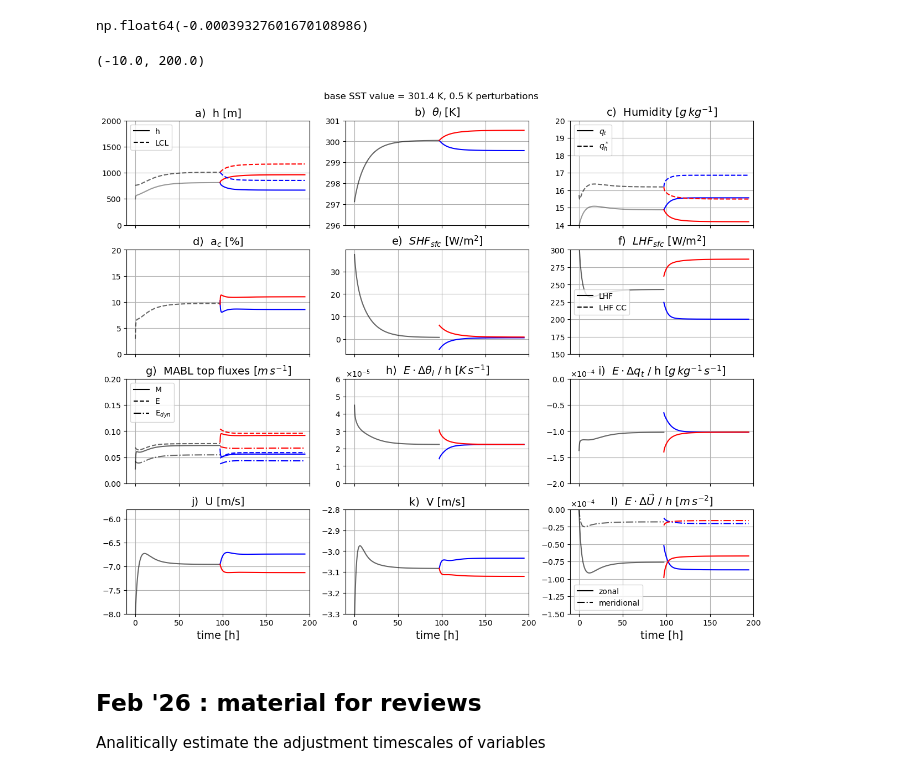
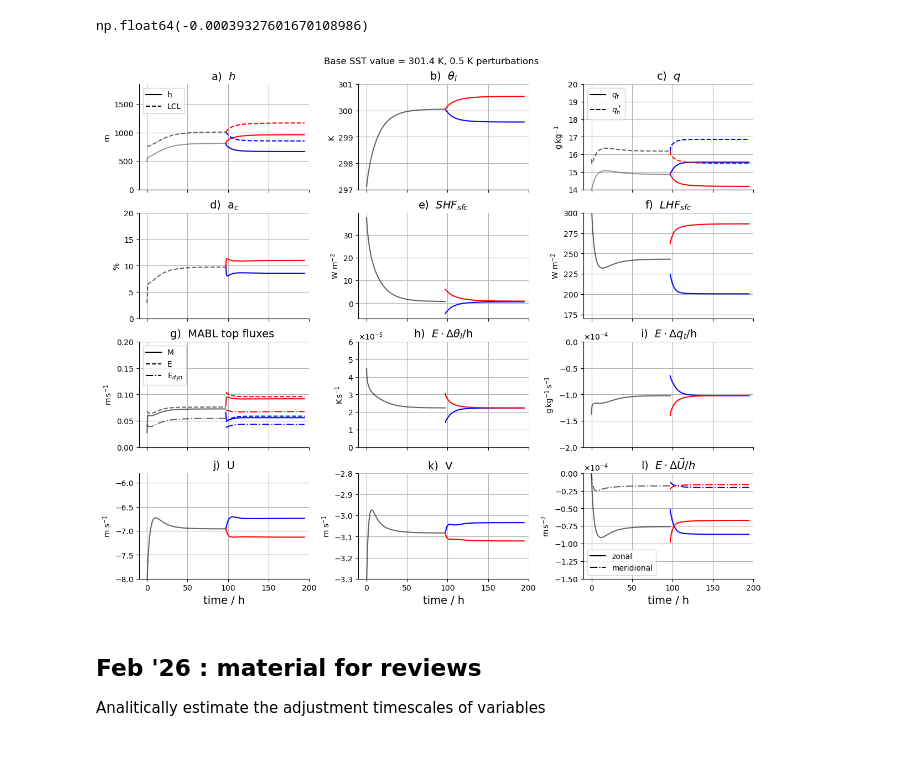
Before and after one commit to meteorologopazzo/QJRMS_0316, a Jupyter notebook: bulk_validation/BULK_MODEL_PLOTS-to_publish.ipynb, the cells around one changed output. Drawn from its saved outputs; the diff is of its cells as text; code cells hidden in the pictures.

```diff
--- a/bulk_validation/BULK_MODEL_PLOTS-to_publish.ipynb
+++ b/bulk_validation/BULK_MODEL_PLOTS-to_publish.ipynb
@@ -785,7 +785,7 @@ q_cold[-1] - q_sat_lcl[-1]
 np.float64(-0.00039327601670108986)
 # %%
 fig, ax = plt.subplots(4,3,figsize=(12,10),sharex=True,constrained_layout=True)
-fig.suptitle(f'base SST value = {SST_0} K, 0.5 K perturbations')
+fig.suptitle(f'Base SST value = {SST_0} K, 0.5 K perturbations')
 import matplotlib.lines as mlines
 from matplotlib.ticker import ScalarFormatter
 import matplotlib.ticker as ticker
@@ -806,19 +806,22 @@ ax[0,0].plot(sol_NS_eqPert_warm.t/3600,h_warm,'r')
 ax[0,0].plot(sol_NS_eq.t/3600,          diagnostics_eq['LCL'],  '--k', alpha=0.6)
 ax[0,0].plot(sol_NS_eqPert_cold.t/3600, diagnostics_cold['LCL'],'--b')
 ax[0,0].plot(sol_NS_eqPert_warm.t/3600, diagnostics_warm['LCL'],'--r')
-ax[0,0].set_title('a)  h [m]',fontsize=14)
-ax[0,0].set_ylim(0,2e3)
+ax[0,0].set_title(r'a)  $h$ ',fontsize=14)
+ax[0,0].set_ylim(0,1.85e3)
 ax[0,0].grid()
 ax[0,0].legend(handles=[solid_line, dashed_line], loc='upper left')
+ax[0,0].set_ylabel(r"m")
 
 
 ##### temperature  ######
 ax[0,1].plot(sol_NS_eq.t/3600,th_eq,'k', label='EQ', alpha=0.6)
 ax[0,1].plot(sol_NS_eqPert_cold.t/3600,th_cold,'blue', label='COLD')
 ax[0,1].plot(sol_NS_eqPert_warm.t/3600,th_warm,'r', label='WARM')
-ax[0,1].set_title(r'b)  $\theta_l$ [K]',fontsize=14)
-ax[0,1].set_ylim(296,301)
+ax[0,1].set_title(r'b)  $\theta_l$',fontsize=14)
+ax[0,1].set_ylim(297,301)
 ax[0,1].grid()
+ax[0,1].set_ylabel("K")
+
 
 ############## moisture  ##########
 solid_line = mlines.Line2D([], [], color='k', label=r'$q_{t}$', linestyle='-')
@@ -831,11 +834,11 @@ ax[0,2].plot(sol_NS_eqPert_warm.t/3600,q_warm*1e3,'r')
 ax[0,2].plot(sol_NS_eq.t/3600,          diagnostics_eq['qsat']*1e3,'--k', alpha=0.6)
 ax[0,2].plot(sol_NS_eqPert_cold.t/3600, diagnostics_cold['qsat']*1e3,'--b')
 ax[0,2].plot(sol_NS_eqPert_warm.t/3600, diagnostics_warm['qsat']*1e3,'--r')
-ax[0,2].set_title(r'c)  Humidity [$g\,kg^{-1}$]',fontsize=14)
+ax[0,2].set_title(r'c)  $q$',fontsize=14)
 ax[0,2].set_ylim(14,20)
 ax[0,2].grid()
 ax[0,2].legend(handles=[solid_line, dashed_line], loc='upper left')
-
+ax[0,2].set_ylabel(r"$\rm g\,kg^{-1}$")
 
 
 
@@ -846,20 +849,24 @@ ax[0,2].legend(handles=[solid_line, dashed_line], loc='upper left')
 ax[1,0].plot(sol_NS_eq.t/3600,          diagnostics_eq['area_c']*100,'--k', label='ac_eq',  alpha=0.6)
 ax[1,0].plot(sol_NS_eqPert_cold.t/3600, diagnostics_cold['area_c']*100,'b', label='ac_cold')
 ax[1,0].plot(sol_NS_eqPert_warm.t/3600, diagnostics_warm['area_c']*100,'r', label='ac_warm')
-ax[1,0].set_title('d)  a$_c$ [%]',fontsize=14)
+ax[1,0].set_title('d)  a$_c$',fontsize=14)
 ax[1,0].set_ylim(0,20)
 ax[1,0].grid()
+ax[1,0].set_ylabel("%")
+
 
 ######  SHF  #####
 ax[1,1].plot(sol_NS_eq.t/3600,          diagnostics_eq['SHF'],'k', label='SHF_eq',  alpha=0.6)
 ax[1,1].plot(sol_NS_eqPert_cold.t/3600, diagnostics_cold['SHF'],'b', label='SHF_cold')
 ax[1,1].plot(sol_NS_eqPert_warm.t/3600, diagnostics_warm['SHF'],'r', label='SHF_warm')
-ax[1,1].set_title(r'e)  $SHF_{sfc}$ [W/m$^2$]',fontsize=14)
+ax[1,1].set_title(r'e)  $SHF_{sfc}$',fontsize=14)
 ax[1,1].grid()
+ax[1,1].set_ylabel(r"$\rm W~m^{-2}$")
+
 
 ######  LHF  #####
 solid_line = mlines.Line2D([], [], color='k', label='LHF', linestyle='-')
-dashed_line = mlines.Line2D([], [], color='k', label='LHF CC', linestyle='--')
+# dashed_line = mlines.Line2D([], [], color='k', label='LHF CC', linestyle='--')
 ax[1,2].plot(sol_NS_eq.t/3600,          diagnostics_eq['LHF'],'k', label='LHF_eq',  alpha=0.6)
 ax[1,2].plot(sol_NS_eqPert_cold.t/3600, diagnostics_cold['LHF'],'b', label='LHF_cold')
 ax[1,2].plot(sol_NS_eqPert_warm.t/3600, diagnostics_warm['LHF'],'r', label='LHF_warm')
@@ -867,11 +874,11 @@ ax[1,2].plot(sol_NS_eqPert_warm.t/3600, diagnostics_warm['LHF'],'r', label='LHF_
 '''ax[1,2].plot(sol_NS_eq.t/3600,          diagnostics_eq['LHF_CC'],'--k', label='LHF CC eq',  alpha=0.6)
 ax[1,2].plot(sol_NS_eqPert_cold.t/3600, diagnostics_cold['LHF_CC'],'--b', label='LHF CC cold')
 ax[1,2].plot(sol_NS_eqPert_warm.t/3600, diagnostics_warm['LHF_CC'],'--r', label='LHF CC warm')'''
-ax[1,2].set_title(r'f)  $LHF_{sfc}$ [W/m$^2$]',fontsize=14)
+ax[1,2].set_title(r'f)  $LHF_{sfc}$',fontsize=14)
 ax[1,2].grid()
-ax[1,2].set_ylim(150,300)
-ax[1,2].legend(handles=[solid_line, dashed_line], loc='center left')
-
+ax[1,2].set_ylim(170,300)
+# ax[1,2].legend(handles=[solid_line], loc='center left')
+ax[1,2].set_ylabel(r"$\rm W~m^{-2}$")
 
 
 
@@ -901,7 +908,8 @@ ax[2,0].plot(sol_NS_eqPert_warm.t/3600, diagnostics_warm['we_dyn'],'-.r', label=
 ax[2,0].set_ylim(0,0.2)
 ax[2,0].grid()
 ax[2,0].legend(handles=[solid_line, dashed_line, dash_dot], loc='upper left')
-ax[2,0].set_title(r'g)  MABL top fluxes [$m\,s^{-1}$]',fontsize=14)
+ax[2,0].set_title(r'g)  MABL top fluxes ',fontsize=14)
+ax[2,0].set_ylabel(r"$\rm m\,s^{-1}$")
 
 
 ### theta entrainment
@@ -911,14 +919,14 @@ ax[2,1].plot(sol_NS_eq.t/3600,          diagnostics_eq['E']*diagnostics_eq['C_de
 ax[2,1].plot(sol_NS_eqPert_cold.t/3600, diagnostics_cold['E']*diagnostics_cold['C_delta_th']/h_cold,'b', label='E_cold')
 ax[2,1].plot(sol_NS_eqPert_warm.t/3600, diagnostics_warm['E']*diagnostics_warm['C_delta_th']/h_warm,'r', label='E_warm')
 ax[2,1].grid()
-ax[2,1].set_title(r'h)  $E\cdot\Delta \theta_l$ / h [$K\,s^{-1}$]',fontsize=14)
+ax[2,1].set_title(r'h)  $E\cdot\Delta \theta_l$/h ',fontsize=14)
 ax[2,1].set_ylim([0, 6e-5])
 formatter_2 = ticker.ScalarFormatter(useMathText=True)
 formatter_2.set_scientific(True)
 formatter_2.set_powerlimits((0, 0))  # Use scientific notation outside the range [10^-2, 10^2]
 
 ax[2,1].yaxis.set_major_formatter(formatter_2)
-
+ax[2,1].set_ylabel(r"$\rm K\,s^{-1}$")
 
 
 
@@ -928,11 +936,11 @@ ax[2,2].plot(sol_NS_eq.t/3600,          1000*diagnostics_eq['E']*diagnostics_eq[
 ax[2,2].plot(sol_NS_eqPert_cold.t/3600, 1000*diagnostics_cold['E']*diagnostics_cold['C_delta_q']/h_cold,'b', label='E_cold')
 ax[2,2].plot(sol_NS_eqPert_warm.t/3600, 1000*diagnostics_warm['E']*diagnostics_warm['C_delta_q']/h_warm,'r', label='E_warm')
 ax[2,2].grid()
-ax[2,2].set_title(r'i)  $E\cdot\Delta q_t$ / h [$g\,kg^{-1}\,s^{-1}$]',fontsize=14)
+ax[2,2].set_title(r'i)  $E\cdot\Delta q_t$/h',fontsize=14)
 ax[2,2].set_ylim([-0.0002, 0])
 ax[2,2].yaxis.set_major_formatter(formatter)
 ax[2,2].ticklabel_format(axis='y', style='sci')
-
+ax[2,2].set_ylabel(r"$\rm g\,kg^{-1}\,s^{-1}$")
 
 
 
@@ -945,52 +953,54 @@ ax[2,2].ticklabel_format(axis='y', style='sci')
 ax[3,0].plot(sol_NS_eq.t/3600, U_eq, 'k',  alpha=0.6)
 ax[3,0].plot(sol_NS_eqPert_cold.t/3600, U_cold,'blue')
 ax[3,0].plot(sol_NS_eqPert_warm.t/3600, U_warm,'r')
-ax[3,0].set_title('j)  U [m/s]',fontsize=14)
+ax[3,0].set_title(r'j)  U',fontsize=14)
 ax[3,0].set_ylim(-8,-5.8)
 ax[3,0].grid()
+ax[3,0].set_ylabel(r"$\rm m~s^{-1}$")
 
 # ax[3,1].hlines(V_free,np.min(sol_NS_eq.t/3600),np.max(sol_NS_eq.t/3600),'k',linestyle='dashed')
 ax[3,1].plot(sol_NS_eq.t/3600, V_eq, 'k',  alpha=0.6)
 ax[3,1].plot(sol_NS_eqPert_cold.t/3600, V_cold,'blue')
 ax[3,1].plot(sol_NS_eqPert_warm.t/3600, V_warm,'r')
-ax[3,1].set_title('k)  V [m/s]',fontsize=14)
+ax[3,1].set_title(r'k)  V  ',fontsize=14)
 ax[3,1].set_ylim(-3.3,-2.8)
 ax[3,1].grid()
+ax[3,1].set_ylabel(r"$\rm m~s^{-1}$")
 
 
 ### wind entrainment
 solid_line  = mlines.Line2D([], [], color='k', label=r'zonal', linestyle='-')
 dashed_line = mlines.Line2D([], [], color='k', label=r'meridional', linestyle='-.')
 ax[3,2].plot(sol_NS_eq.t/3600,          diagnostics_eq['we_dyn']*(U_free-U_eq)/h_eq,'k', label='we_eq',  alpha=0.6)
 ax[3,2].plot(sol_NS_eqPert_cold.t/3600, diagnostics_cold['we_dyn']*(U_free-U_cold)/h_cold,'b', label='we_cold')
 ax[3,2].plot(sol_NS_eqPert_warm.t/3600, diagnostics_warm['we_dyn']*(U_free-U_warm)/h_warm,'r', label='we_warm')
 
 ax[3,2].plot(sol_NS_eq.t/3600,          diagnostics_eq['we_dyn']*(V_free-V_eq)/h_eq,'-.k', label='we_eq',  alpha=0.6)
 ax[3,2].plot(sol_NS_eqPert_cold.t/3600, diagnostics_cold['we_dyn']*(V_free-V_cold)/h_cold,'-.b', label='we_cold')
 ax[3,2].plot(sol_NS_eqPert_warm.t/3600, diagnostics_warm['we_dyn']*(V_free-V_warm)/h_warm,'-.r', label='we_warm')
 ax[3,2].legend(handles=[solid_line, dashed_line], loc='lower left')
-ax[3,2].set_title(r'l)  $E\cdot \Delta \vec{U} ~/~ h $ [$m\,s^{-2}$]',fontsize=14)
+ax[3,2].set_title(r'l)  $E\cdot \Delta \vec{U} / h $ ',fontsize=14)
 ax[3,2].set_ylim([-0.00015, 0])
 ax[3,2].grid()
+ax[3,2].set_ylabel(r"$\rm m\,s^{-2}$")
 
 ax[3,2].yaxis.set_major_formatter(formatter)
 ax[3,2].ticklabel_format(axis='y', style='sci')
 
 
-ax[3,0].set_xlabel('time [h]',fontsize=14)
-ax[3,1].set_xlabel('time [h]',fontsize=14)
-ax[3,2].set_xlabel('time [h]',fontsize=14)
+ax[3,0].set_xlabel('time / h',fontsize=14)
+ax[3,1].set_xlabel('time / h',fontsize=14)
+ax[3,2].set_xlabel('time / h',fontsize=14)
 ax[3,0].set_xlim(-10,200)
 ax[3,1].set_xlim(-10,200)
 ax[3,2].set_xlim(-10,200)
 
 
 for x in ax.flatten():
     for spine in ['top', 'right']:
         x.spines[spine].set_visible(False)
 # %% [output]
-(-10.0, 200.0)
-[figure, old version]
+[figure, new version]
 # %% [markdown]
 ## Feb '26 : material for reviews
 Analitically estimate the adjustment timescales of variables
```
Also changed, not shown: parts of 6 cells of this notebook, 1 other file.
